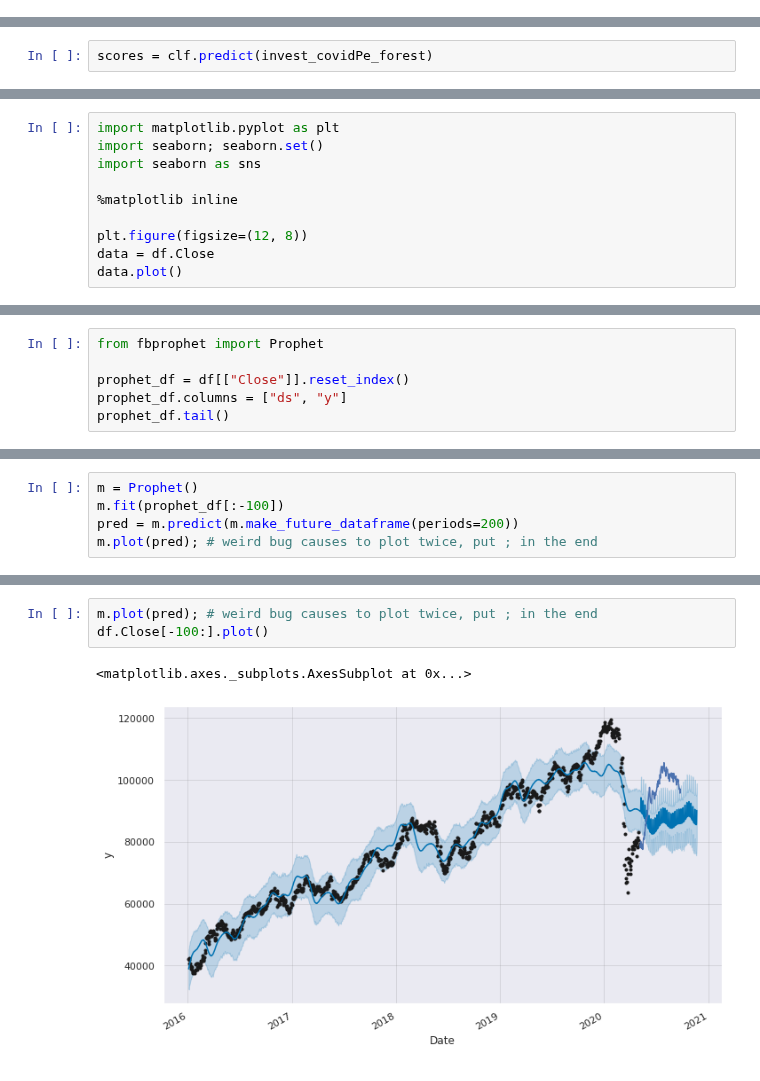
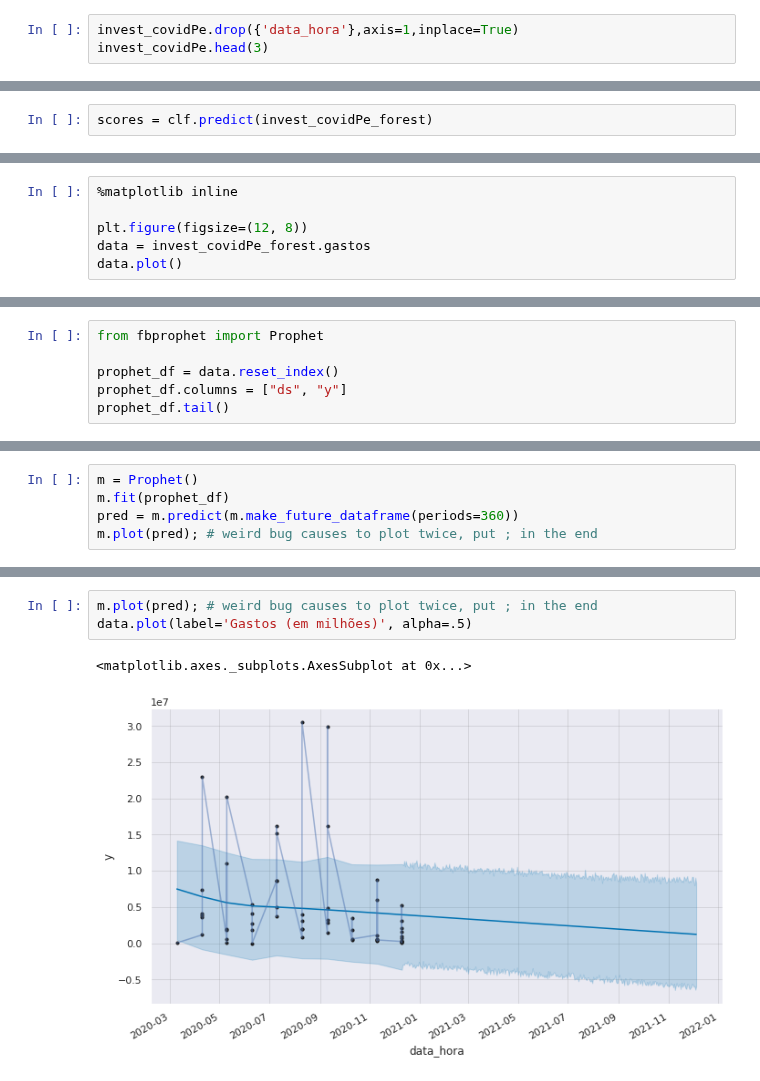
Before and after one commit to marcosw1998/Data-Science, a Jupyter notebook: Analysis_Notebook/covid_spends_brazil.ipynb, the cells around one changed output, grey strips where cells are left out. Saved outputs shown, nothing was run; the diff lists cells and outputs as text.

```diff
--- a/Analysis_Notebook/covid_spends_brazil.ipynb
+++ b/Analysis_Notebook/covid_spends_brazil.ipynb
@@ -377,0 +642,3 @@ memory usage: 12.9 KB
+# %%
+invest_covidPe.drop({'data_hora'},axis=1,inplace=True)
+invest_covidPe.head(3)
@@ -708,12 +801,8 @@ df.tail()
 # %%
-import matplotlib.pyplot as plt
-import seaborn; seaborn.set()
-import seaborn as sns
-
 %matplotlib inline
 
 plt.figure(figsize=(12, 8))
-data = df.Close
+data = invest_covidPe_forest.gastos
 data.plot()
 # %% [output]
 <matplotlib.axes._subplots.AxesSubplot at 0x...>
@@ -927,7 +810,7 @@ Utilizaremos para ver quão bom o `prophet` é em prever um indicador da bolsa d
 # %%
 from fbprophet import Prophet
 
-prophet_df = df[["Close"]].reset_index()
+prophet_df = data.reset_index()
 prophet_df.columns = ["ds", "y"]
 prophet_df.tail()
 # %% [output]
@@ -940,6 +823,6 @@ prophet_df.tail()
 # %%
 m = Prophet()
-m.fit(prophet_df[:-100])
-pred = m.predict(m.make_future_dataframe(periods=200))
+m.fit(prophet_df)
+pred = m.predict(m.make_future_dataframe(periods=360))
 m.plot(pred); # weird bug causes to plot twice, put ; in the end
 # %% [output]
@@ -952,6 +837,6 @@ m.plot_components(pred);
 # %%
 m.plot(pred); # weird bug causes to plot twice, put ; in the end
-df.Close[-100:].plot()
+data.plot(label='Gastos (em milhões)', alpha=.5)
 # %% [output]
 <matplotlib.axes._subplots.AxesSubplot at 0x...>
-[figure, old version]
+[figure, new version]
```
Also changed, not shown: parts of 130 cells of this notebook.
